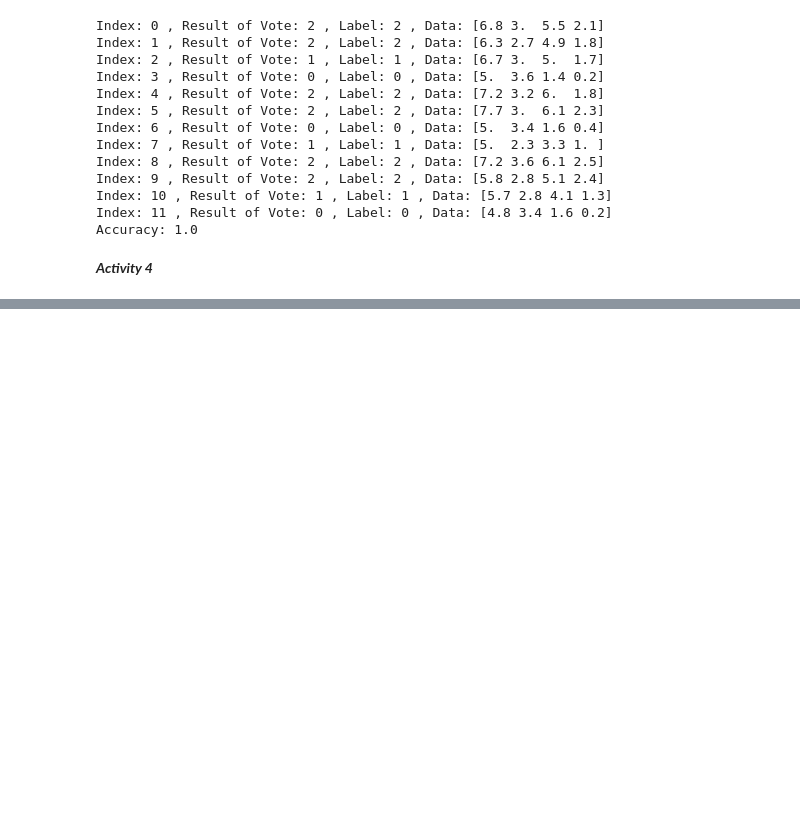
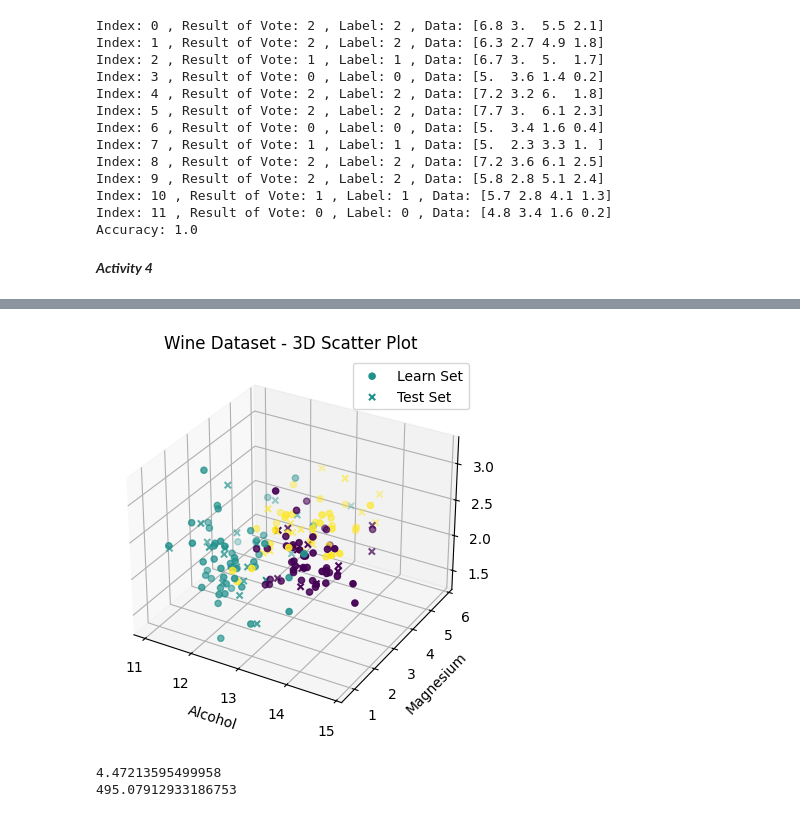
Before and after one commit to Abdshk29/ML, a Jupyter notebook: Lab4 22-NTU-CS-1358.ipynb, the cells around one changed output, grey strips where cells are left out. Cells and saved outputs as stored; diff of their text form; code cells hidden in the pictures; blank space fills up the shorter version.

```diff
--- a/Lab4 22-NTU-CS-1358.ipynb
+++ b/Lab4 22-NTU-CS-1358.ipynb
@@ -363,0 +308,8 @@ KNN Model Accuracy (K=3): 100.00%
+# %%
+import numpy as np
+from sklearn import datasets
+wine = datasets.load_wine()
+data = wine.data
+labels = wine.target
+for i in [0, 69, 137, 168]:
+  print(f"index: {i}, features: {data[i]}, label: {labels[i]} \n")
@@ -363,0 +328,7 @@ KNN Model Accuracy (K=3): 100.00%
+# %%
+indices = np.random.permutation(len(data))
+n_test_samples = 45
+learned_data = data[indices[:-n_test_samples]]
+learned_labels = labels[indices[:-n_test_samples]]
+test_data = data[indices[-n_test_samples:]]
+test_labels = labels[indices[-n_test_samples:]]
@@ -363,0 +362,24 @@ KNN Model Accuracy (K=3): 100.00%
+# %%
+import matplotlib.pyplot as plt
+fig = plt.figure()
+ax = fig.add_subplot( projection='3d')
+ax.scatter(learned_data[:, 0], learned_data[:, 1], learned_data[:, 2], c=learned_labels, cmap='viridis', label='Learn Set')
+ax.scatter(test_data[:, 0], test_data[:, 1], test_data[:, 2], c=test_labels, cmap='viridis', marker='x', label='Test Set')
+ax.set_xlabel('Alcohol')
+ax.set_ylabel('Magnesium')
+ax.set_title('Wine Dataset - 3D Scatter Plot')
+ax.legend()
+plt.show()
+# %% [output]
+[figure, added]
+# %%
+import numpy as np
+def distance(instance1, instance2):
+  instance1 = np.array(instance1)
+  instance2 = np.array(instance2)
+  return np.linalg.norm(instance1 - instance2)
+print(distance([3, 5], [1, 1]))
+print(distance(learned_data[3], learned_data[44]))
+# %% [output]
+4.47213595499958
+495.07912933186753
```
Also changed, not shown: parts of 5 cells of this notebook.
